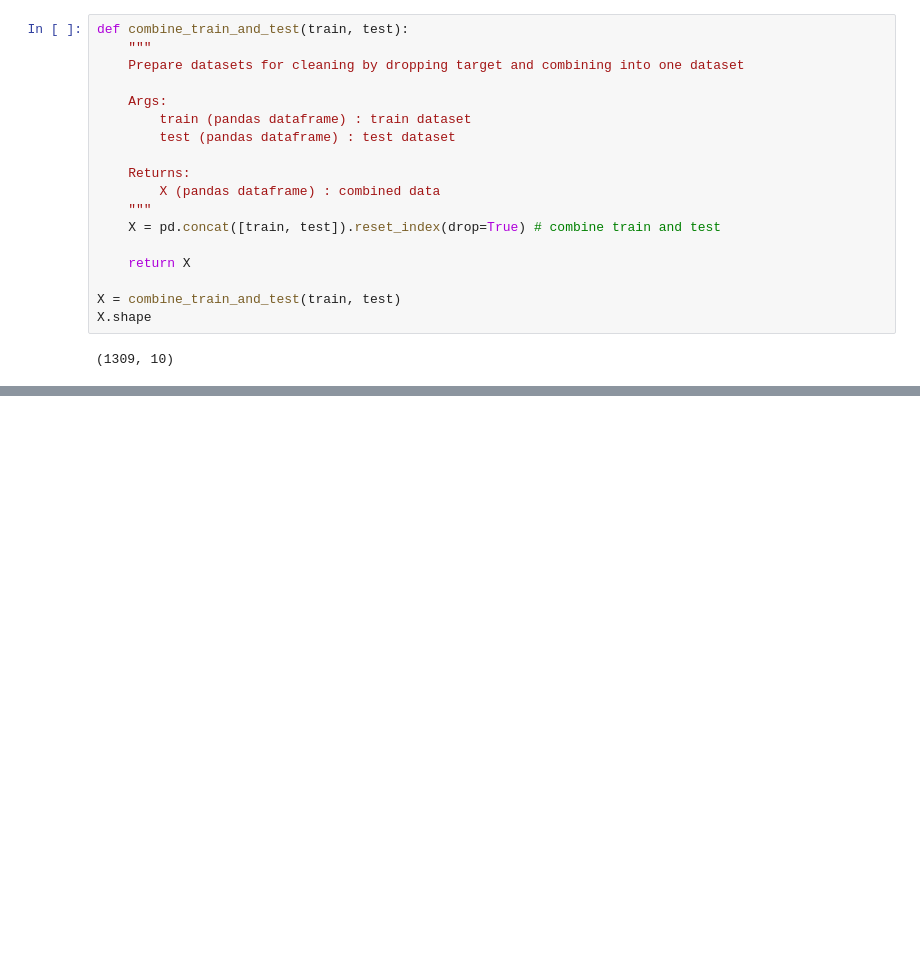
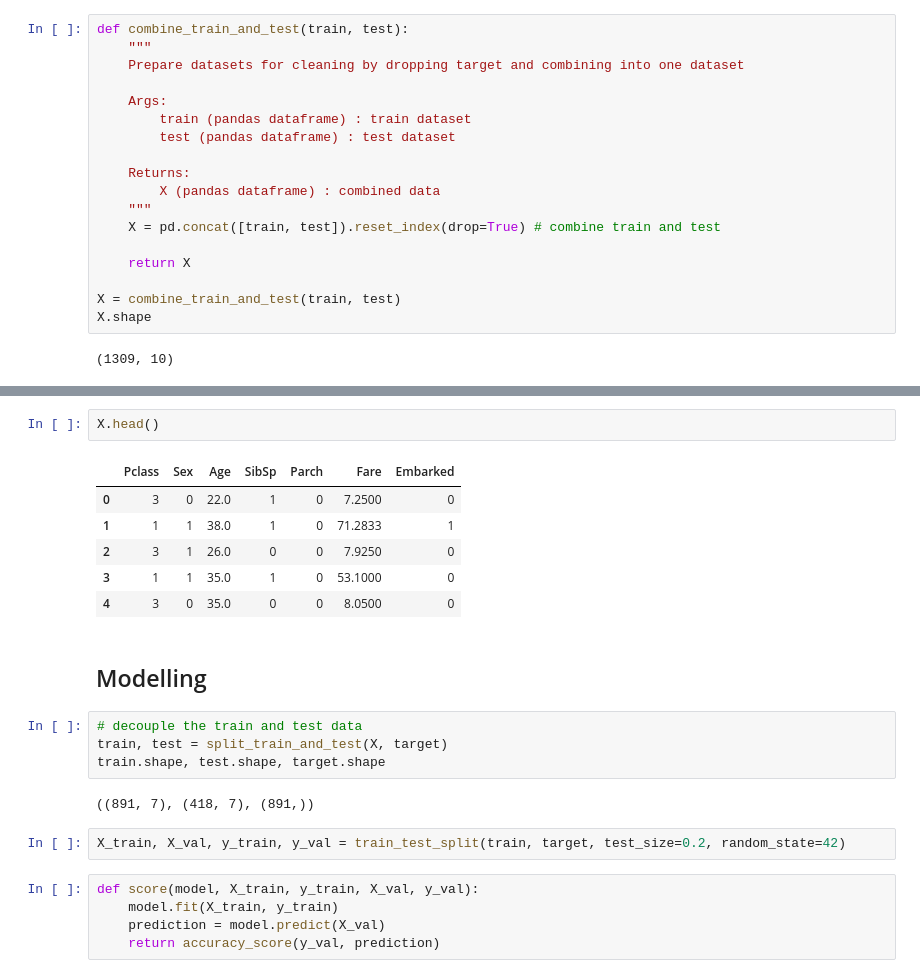
Before and after one commit to C-Kitching/Kaggle, a Jupyter notebook: titanic.ipynb, the cells around one changed output, grey strips where cells are left out. Cells and saved outputs as stored; diff of their text form; blank space fills up the shorter version.

```diff
--- a/titanic.ipynb
+++ b/titanic.ipynb
@@ -199,0 +224,24 @@ miss_all
+# %%
+X.head()
+# %% [output]
+|  | Pclass | Sex | Age | SibSp | Parch | Fare | Embarked |
+| 0 | 3 | 0 | 22.0 | 1 | 0 | 7.2500 | 0 |
+| 1 | 1 | 1 | 38.0 | 1 | 0 | 71.2833 | 1 |
+| 2 | 3 | 1 | 26.0 | 0 | 0 | 7.9250 | 0 |
+| 3 | 1 | 1 | 35.0 | 1 | 0 | 53.1000 | 0 |
+| 4 | 3 | 0 | 35.0 | 0 | 0 | 8.0500 | 0 |
+# %% [markdown]
+## Modelling
+# %%
+# decouple the train and test data
+train, test = split_train_and_test(X, target)
+train.shape, test.shape, target.shape
+# %% [output]
+((891, 7), (418, 7), (891,))
+# %%
+X_train, X_val, y_train, y_val = train_test_split(train, target, test_size=0.2, random_state=42)
+# %%
+def score(model, X_train, y_train, X_val, y_val):
+    model.fit(X_train, y_train)
+    prediction = model.predict(X_val)
+    return accuracy_score(y_val, prediction)
```
Also changed, not shown: parts of 11 cells of this notebook.
